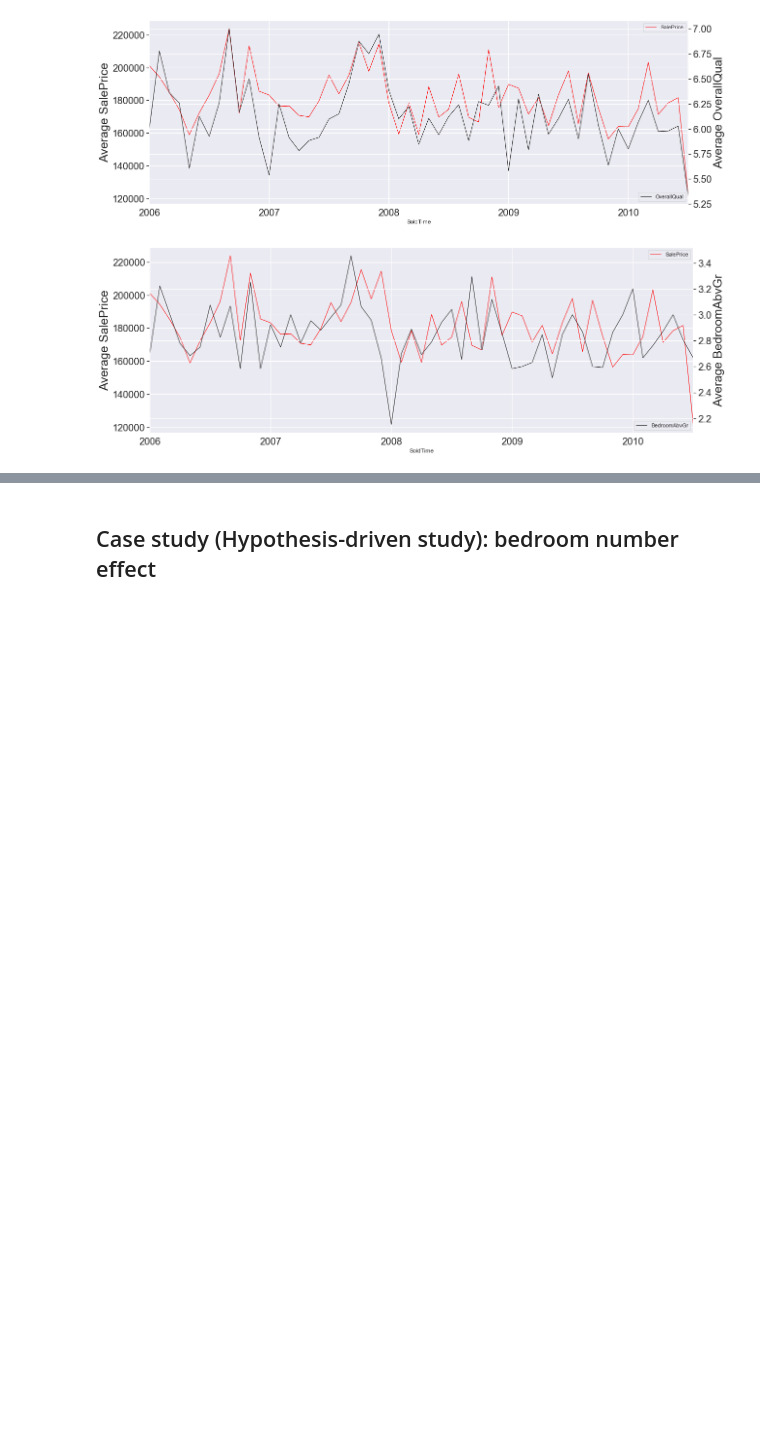
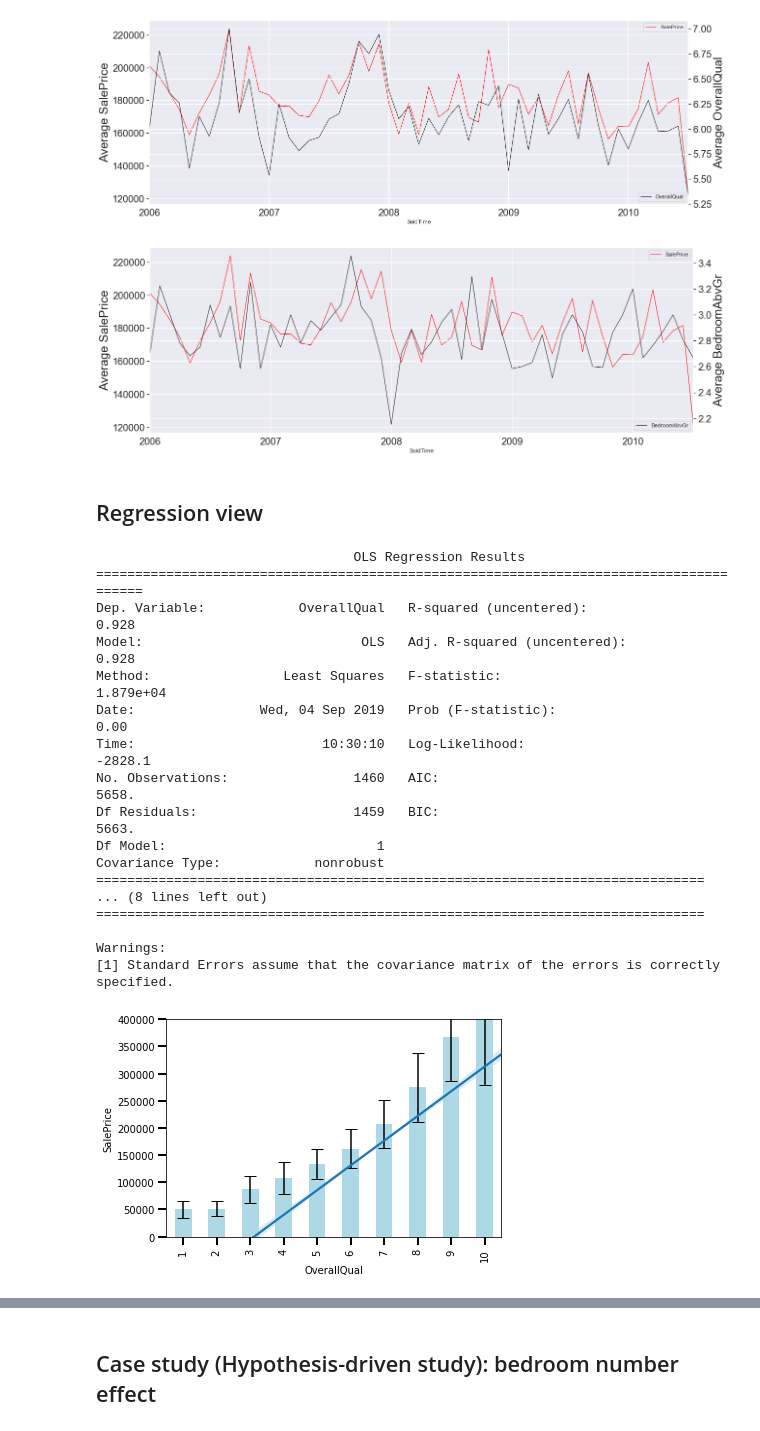
Before and after one commit to Shunling/CapstoneProjects, a Jupyter notebook: HousePriceRegression/Shirley_HousePriceRegression_EDA_StoryTelling.ipynb, the cells around one changed output, grey strips where cells are left out. Drawn from its saved outputs; the diff is of its cells as text; code cells hidden in the pictures; blank space fills up the shorter version.

Commit message:
add regression

```diff
--- a/HousePriceRegression/Shirley_HousePriceRegression_EDA_StoryTelling.ipynb
+++ b/HousePriceRegression/Shirley_HousePriceRegression_EDA_StoryTelling.ipynb
@@ -106,0 +125,23 @@ plot_timeseries(df,'SalePrice','BedroomAbvGr')
+# %% [markdown]
+## Regression view
+# %%
+plot_mean_sd(df,'OverallQual')
+# %% [output]
+                                 OLS Regression Results
+=======================================================================================
+Dep. Variable:            OverallQual   R-squared (uncentered):                   0.928
+Model:                            OLS   Adj. R-squared (uncentered):              0.928
+Method:                 Least Squares   F-statistic:                          1.879e+04
+Date:                Wed, 04 Sep 2019   Prob (F-statistic):                        0.00
+Time:                        10:30:10   Log-Likelihood:                         -2828.1
+No. Observations:                1460   AIC:                                      5658.
+Df Residuals:                    1459   BIC:                                      5663.
+Df Model:                           1
+Covariance Type:            nonrobust
+==============================================================================
+... (8 lines left out)
+==============================================================================
+
+Warnings:
+[1] Standard Errors assume that the covariance matrix of the errors is correctly specified.
+[figure, added]
```
Also changed, not shown: parts of 4 cells of this notebook.
